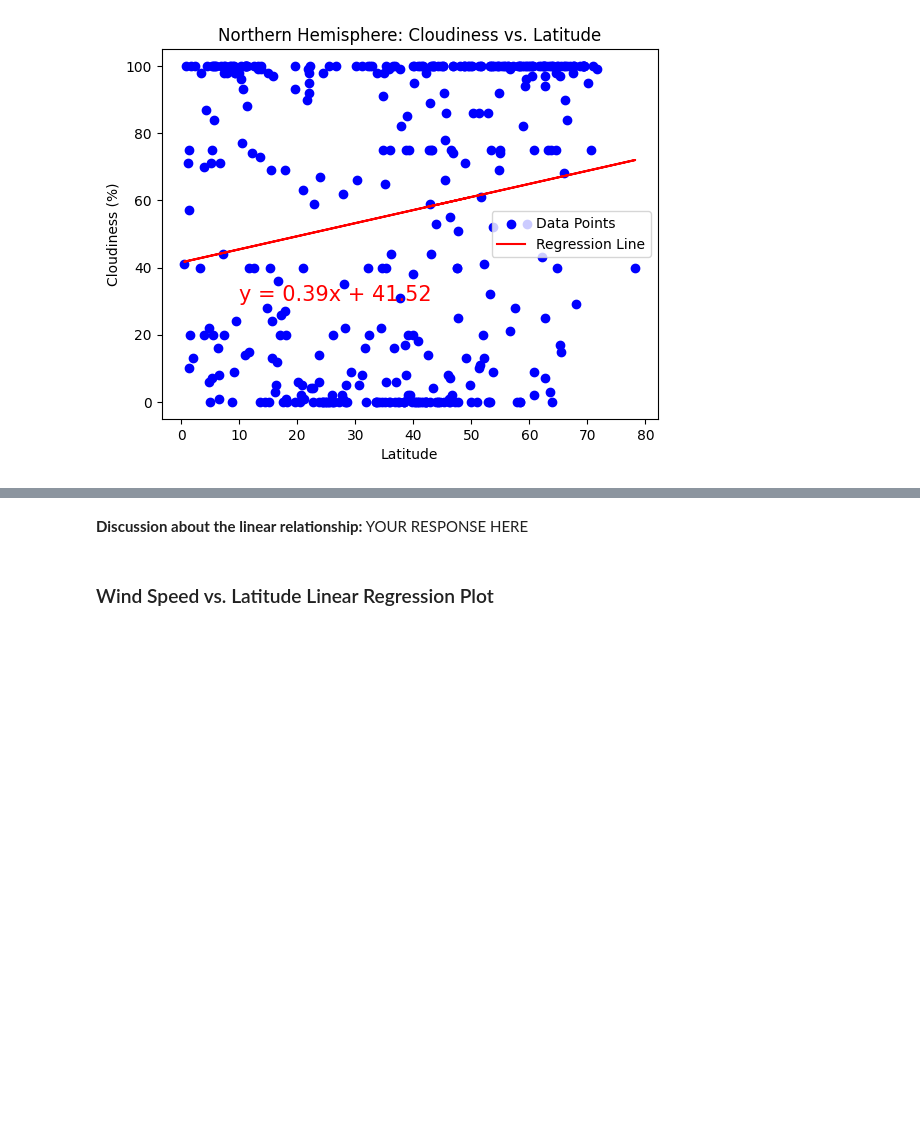
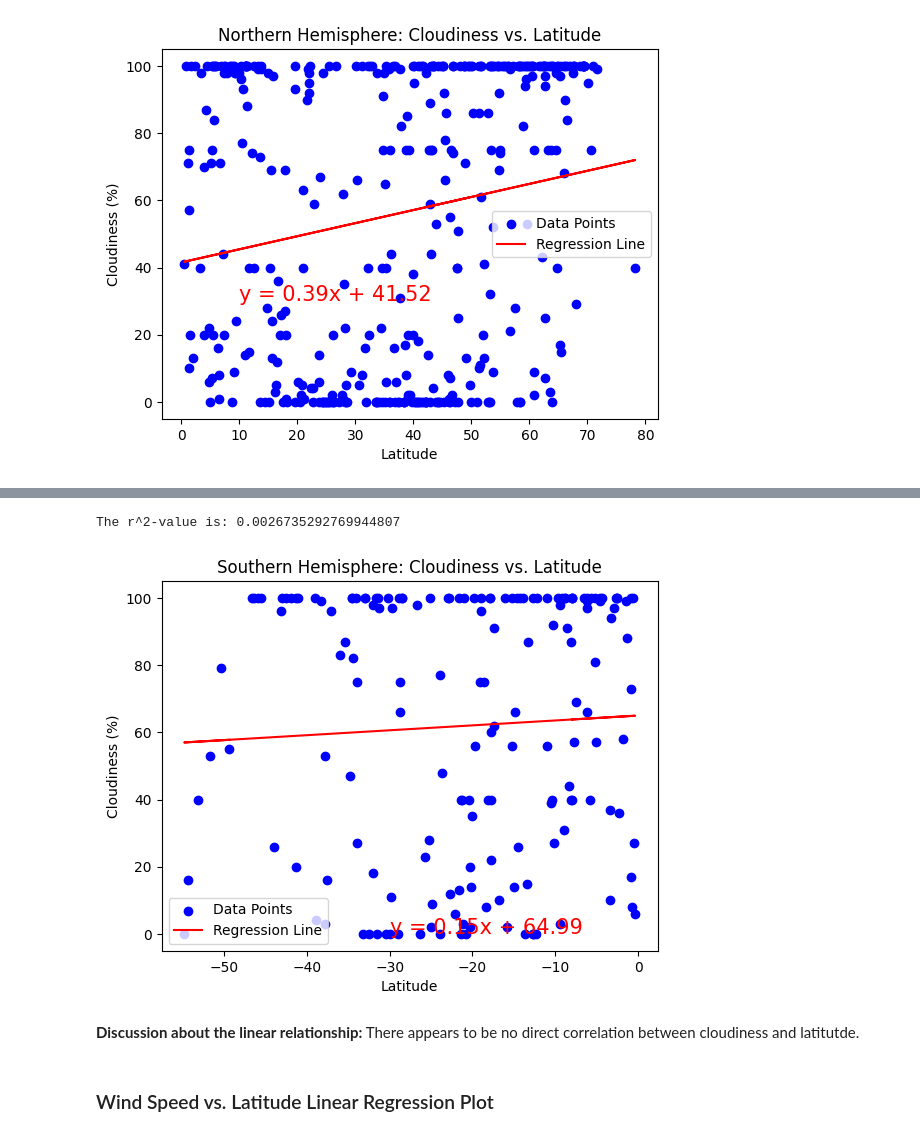
Before and after one commit to ngrief/python-api-challenge, a Jupyter notebook: WeatherPy_updated.ipynb, the cells around one changed output, grey strips where cells are left out. Cells and saved outputs as stored; diff of their text form; code cells hidden in the pictures; blank space fills up the shorter version.

```diff
--- a/WeatherPy_updated.ipynb
+++ b/WeatherPy_updated.ipynb
@@ -545,4 +539,38 @@ The r^2-value is: 0.018616831531634456
+# %%
+# Southern Hemisphere
+x_values = southern_hemi_df['Lat']
+y_values = southern_hemi_df['Cloudiness']
+
+# Perform linear regression
+(slope, intercept, rvalue, pvalue, stderr) = stats.linregress(x_values, y_values)
+
+# Calculate the regression line
+regression_line = slope * x_values + intercept
+
+# Calculate R-squared value
+r_squared = rvalue**2
+print(f"The r^2-value is: {r_squared}")
+
+# Create the scatter plot
+plt.scatter(x_values, y_values, color='blue', label='Data Points')
+plt.plot(x_values, regression_line, color='red', label='Regression Line')
+
+# Label the plot
+plt.xlabel('Latitude')
+plt.ylabel('Cloudiness (%)')
+plt.title('Southern Hemisphere: Cloudiness vs. Latitude')
+plt.legend()
+
+# Annotate the line with the equation
+line_eq = f'y = {slope:.2f}x + {intercept:.2f}'
+plt.annotate(line_eq, (-30, 0), fontsize=15, color="red")
+
+# Show plot
+plt.show()
+# %% [output]
+The r^2-value is: 0.0026735292769944807
+[figure, added]
 # %% [markdown]
-**Discussion about the linear relationship:** YOUR RESPONSE HERE
+**Discussion about the linear relationship:** There appears to be no direct correlation between cloudiness and latitutde.
 # %% [markdown]
 ### Wind Speed vs. Latitude Linear Regression Plot
```
Also changed, not shown: parts of 13 cells of this notebook.
